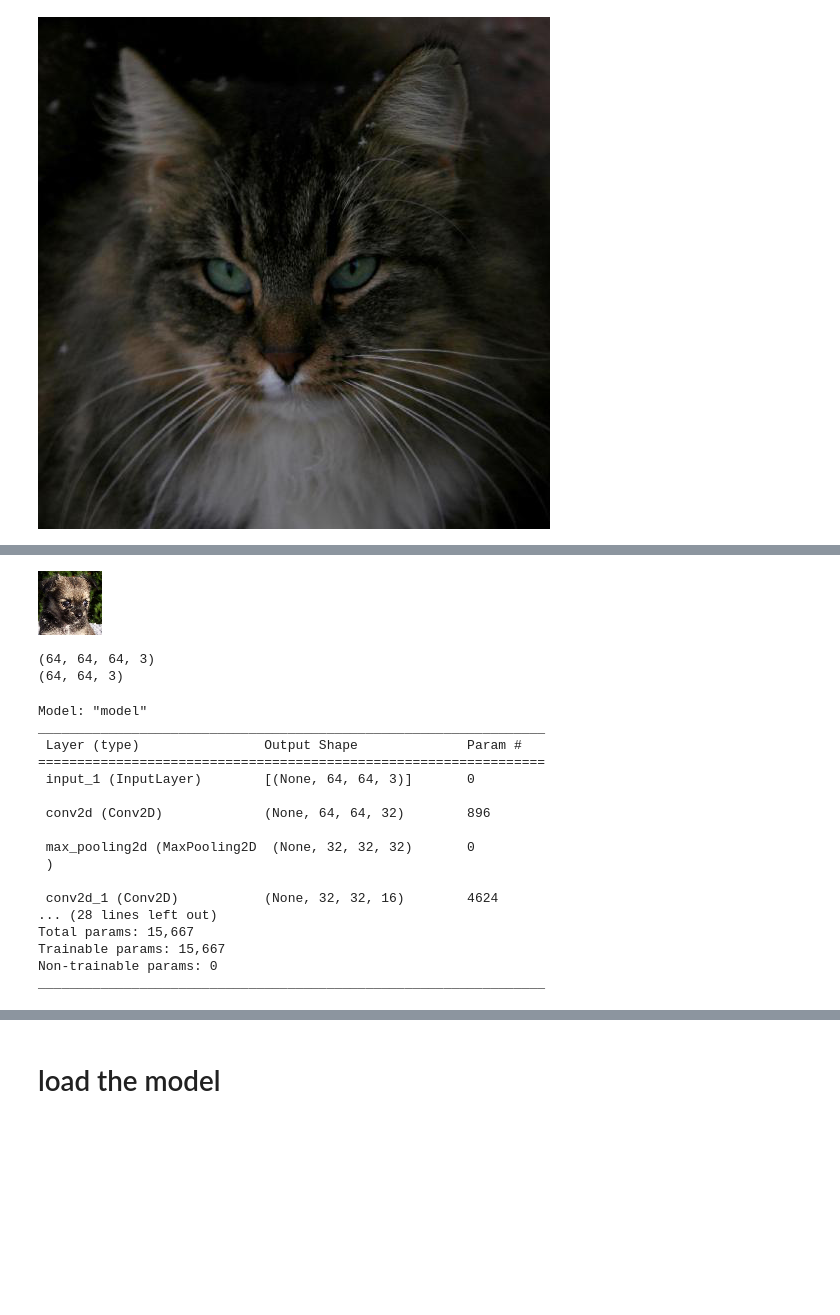
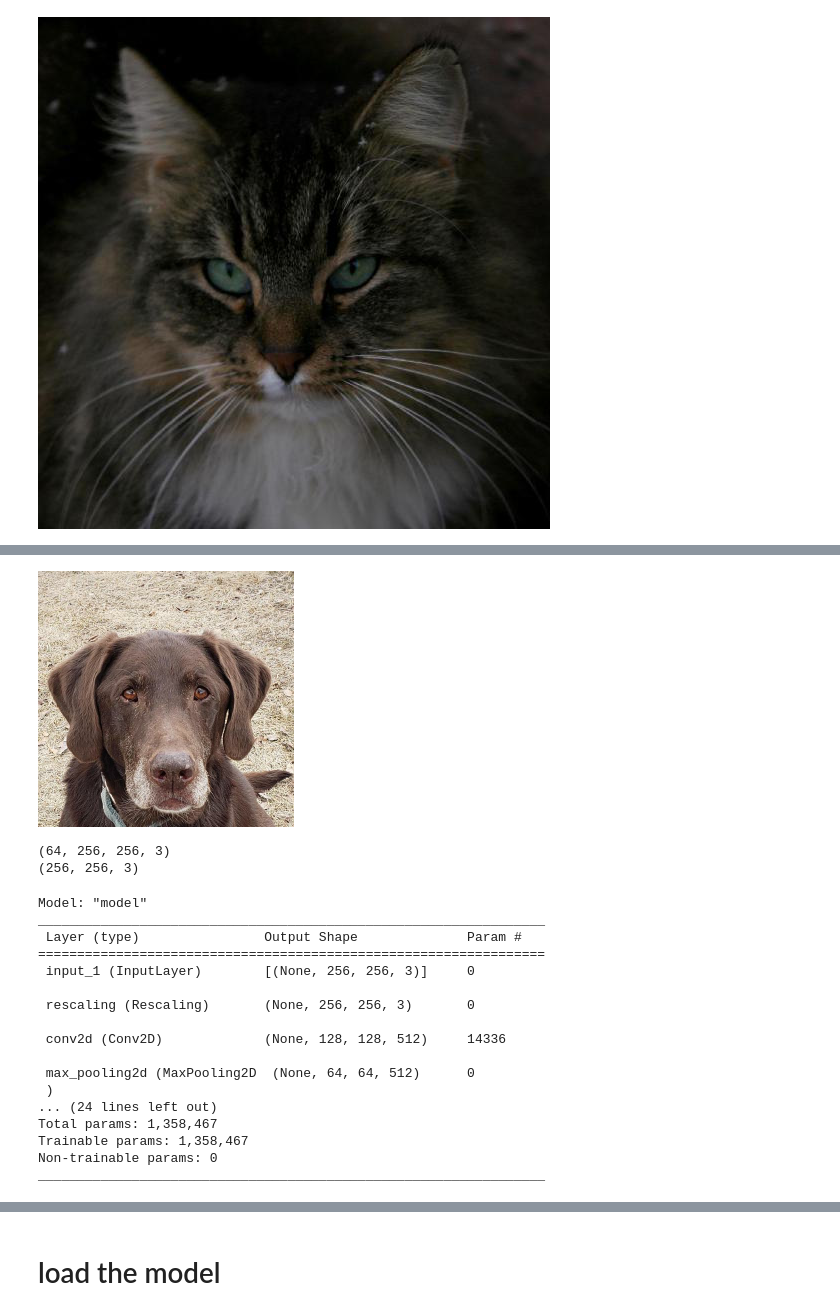
Before and after one commit to luca-arts/luca-arts.github.io, a Jupyter notebook: knowledge/AI/notebooks/Animal_faces_latent_interpolation.ipynb, the cells around one changed output, grey strips where cells are left out. Cells and saved outputs as stored; diff of their text form; code cells hidden in the pictures; blank space fills up the shorter version.

```diff
--- a/knowledge/AI/notebooks/Animal_faces_latent_interpolation.ipynb
+++ b/knowledge/AI/notebooks/Animal_faces_latent_interpolation.ipynb
@@ -73,0 +76,12 @@ model_path = "/content/gdrive/MyDrive/AI/latent_interpolation/{}".format(model_s
+# %%
+# hyperparameters
+resize_factor = 2
+
+BATCH_SIZE = 32
+img_orig_height = 512
+img_orig_width = 512
+img_height = int(img_orig_height/resize_factor)
+img_width = int(img_orig_width/resize_factor)
+img_dir = '/content/afhq/'
+SHAPE=(img_height, img_width)
+EPOCHS=64
@@ -110,3 +292,20 @@ test_img = keras.utils.load_img('/content/afhq/train/cat/flickr_cat_000002.jpg')
 test_img
 # %% [output]
 [figure]
+# %%
+# Load the data
+train_ds = keras.utils.image_dataset_from_directory(
+    '/content/afhq/train',
+    labels=None,
+    label_mode=None,
+    batch_size=BATCH_SIZE,
+    image_size=SHAPE
+    )
+val_ds = keras.utils.image_dataset_from_directory(
+    '/content/afhq/val',
+    labels=None,
+    label_mode=None,
+    batch_size=BATCH_SIZE,
+    image_size=SHAPE
+    )
+print(type(train_ds))
@@ -153,41 +351,39 @@ Found 1500 images belonging to 3 classes.
 # %%
 # show the first example of the batch
-it = iter(ds)
+it = iter(train_ds)
 test_img_batch = next(it)
 test_img = test_img_batch[0]
 # test_img_label = test_img_batch[1][0]
 # print(ds.class_names[test_img_label.numpy()])
 test_img = keras.preprocessing.image.array_to_img(test_img)
 test_img
 # %% [output]
-[figure, old version]
+[figure, new version]
 # %%
-for image_batch in ds:
+for image_batch in train_ds:
   print(image_batch.shape)
   print(image_batch.shape[1:])
 
   # print(labels_batch.shape)
   break
 # %% [output]
-(64, 64, 64, 3)
-(64, 64, 3)
+(64, 256, 256, 3)
+(256, 256, 3)
 # %%
 # auto-encoder model
 input=Input(shape=image_batch.shape[1:])
-encoded=Conv2D(32, (3, 3), activation='relu', padding='same')(input)
+encoded = keras.layers.Rescaling(1./255)(input)
+encoded=Conv2D(512, (3, 3), activation='relu', padding='same', strides=2)(encoded)
 encoded=MaxPooling2D((2, 2), padding='same')(encoded)
-encoded=Conv2D(16, (3, 3), activation='relu', padding='same')(encoded)
+encoded=Conv2D(128, (3, 3), activation='relu', padding='same', strides=2)(encoded)
 encoded=MaxPooling2D((2, 2), padding='same')(encoded)
-encoded=Conv2D(8, (3, 3), activation='relu', padding='same')(encoded)
+encoded=Conv2D(64, (3, 3), activation='relu', padding='same', strides=2)(encoded)
 encoded=Flatten()(encoded)
 
 decoded=Reshape((int(64/resize_factor),int(64/resize_factor),-1))(encoded)#(32, 32, 32))(encoded)
-decoded=Conv2D(8, (3, 3), activation='relu', padding='same')(decoded)
-decoded=UpSampling2D((2, 2))(decoded)
-decoded=Conv2D(16, (3, 3), activation='relu', padding='same')(decoded)
-decoded=UpSampling2D((2, 2))(decoded)
-decoded=Conv2D(32, (3, 3), activation='relu', padding='same')(decoded)
-decoded=UpSampling2D((2, 2))(decoded)
+decoded = Conv2DTranspose(64, kernel_size=3,strides=2, activation='relu',padding='same')(decoded)
+decoded = Conv2DTranspose(128, kernel_size=3,strides=2, activation='relu',padding='same')(decoded)
+decoded = Conv2DTranspose(512, kernel_size=3,strides=2, activation='relu',padding='same')(decoded)
 decoded=Conv2D(3, (3, 3), activation='sigmoid', padding='same')(decoded)
 
 autoencoder=Model(input,decoded)
@@ -198,17 +394,17 @@ Model: "model"
 _________________________________________________________________
  Layer (type)                Output Shape              Param #
 =================================================================
- input_1 (InputLayer)        [(None, 64, 64, 3)]       0
+ input_1 (InputLayer)        [(None, 256, 256, 3)]     0
 
- conv2d (Conv2D)             (None, 64, 64, 32)        896
+ rescaling (Rescaling)       (None, 256, 256, 3)       0
 
- max_pooling2d (MaxPooling2D  (None, 32, 32, 32)       0
+ conv2d (Conv2D)             (None, 128, 128, 512)     14336
+
+ max_pooling2d (MaxPooling2D  (None, 64, 64, 512)      0
  )
-
- conv2d_1 (Conv2D)           (None, 32, 32, 16)        4624
-... (28 lines left out)
-Total params: 15,667
-Trainable params: 15,667
+... (24 lines left out)
+Total params: 1,358,467
+Trainable params: 1,358,467
 Non-trainable params: 0
 _________________________________________________________________
 # %%
```
Also changed, not shown: parts of 32 cells of this notebook.
